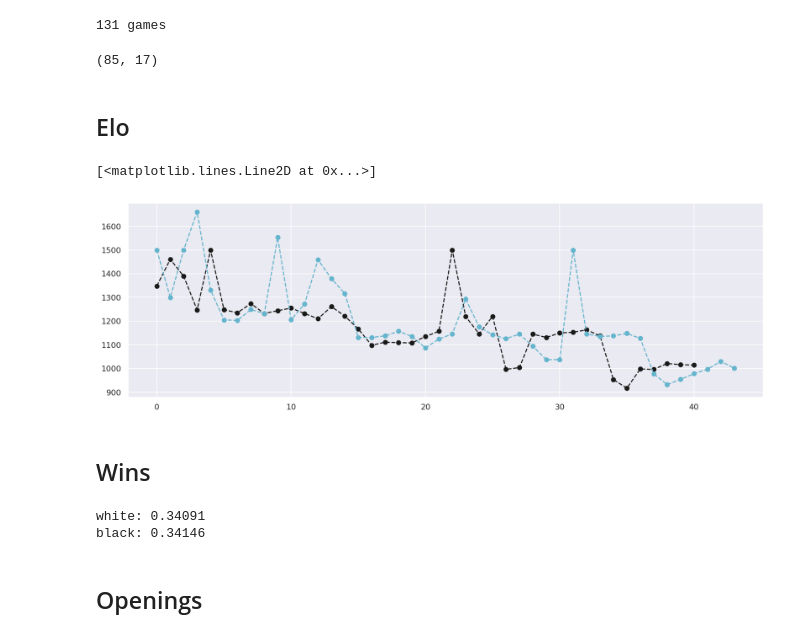
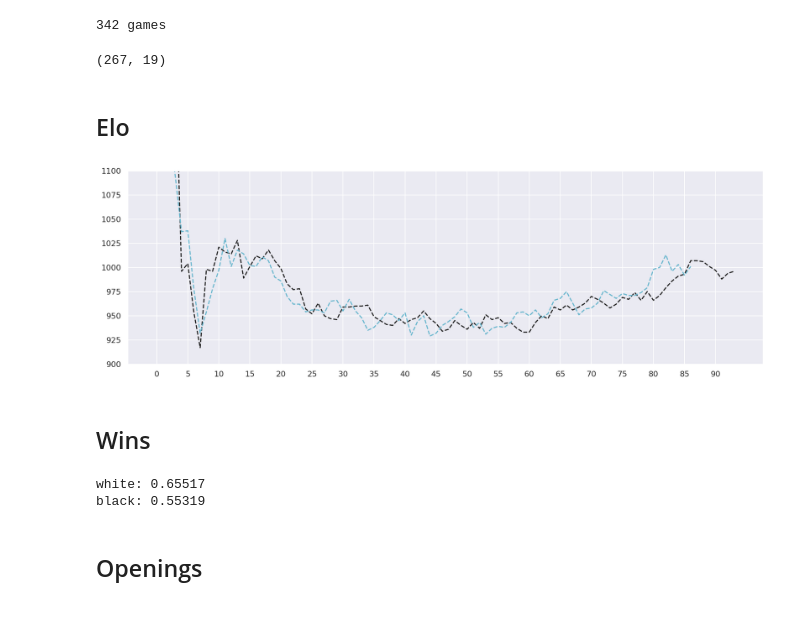
Before and after one commit to alexandru-dinu/chess, a Jupyter notebook: own.ipynb, the cells around one changed output. Cells and saved outputs as stored; diff of their text form; code cells hidden in the pictures.

```diff
--- a/own.ipynb
+++ b/own.ipynb
@@ -8,7 +8,7 @@ from utils import stem_hist, get_games
 %config InlineBackend.figure_format = 'retina'
 sns.set()
 # %%
-games = get_games('./data/lichess_alexdinu_2020-07-13.pgn')
+games = get_games('./data/lichess_alexdinu_2020-08-02.pgn')
 print(len(games), 'games')
 
 hs = pd.DataFrame([dict(g.headers) for g in games])
@@ -19,20 +19,24 @@ for t in ['WhiteElo', 'BlackElo']:
 
 hs.shape
 # %% [output]
-131 games
+342 games
-(85, 17)
+(267, 19)
 # %% [markdown]
 ## Elo
 # %%
-w_elo = hs[hs.White == 'alexdinu'][['Date', 'WhiteElo']]
-b_elo = hs[hs.Black == 'alexdinu'][['Date', 'BlackElo']]
+b = hs[hs.Event == 'Rated Blitz game']
+
+w_elo = b[b.White == 'alexdinu'][['Date', 'WhiteElo']]
+b_elo = b[b.Black == 'alexdinu'][['Date', 'BlackElo']]
 
 plt.figure(figsize=(16,5))
-plt.plot(b_elo.BlackElo[::-1].to_numpy(), marker='o', linestyle='--', color='k')
-plt.plot(w_elo.WhiteElo[::-1].to_numpy(), marker='o', linestyle='--', color='c')
+plt.plot(b_elo.BlackElo[::-1].to_numpy(), linestyle='--', color='k')
+plt.plot(w_elo.WhiteElo[::-1].to_numpy(), linestyle='--', color='c')
+plt.xticks(np.arange(0, max(len(w_elo), len(b_elo)), 5))
+plt.ylim([900, 1100])
+pass
 # %% [output]
-[<matplotlib.lines.Line2D at 0x...>]
-[figure, old version]
+[figure, new version]
 # %% [markdown]
 ## Wins
 # %%
@@ -41,8 +45,8 @@ b_w = round(hs[(hs.Black == 'alexdinu') & (hs.Result == '0-1')].shape[0] / b_elo
 
 print(f'white: {w_w:.5f}\nblack: {b_w:.5f}')
 # %% [output]
-white: 0.34091
-black: 0.34146
+white: 0.65517
+black: 0.55319
 # %% [markdown]
 ## Openings
 # %%
```
Also changed, not shown: parts of 1 cell of this notebook.
